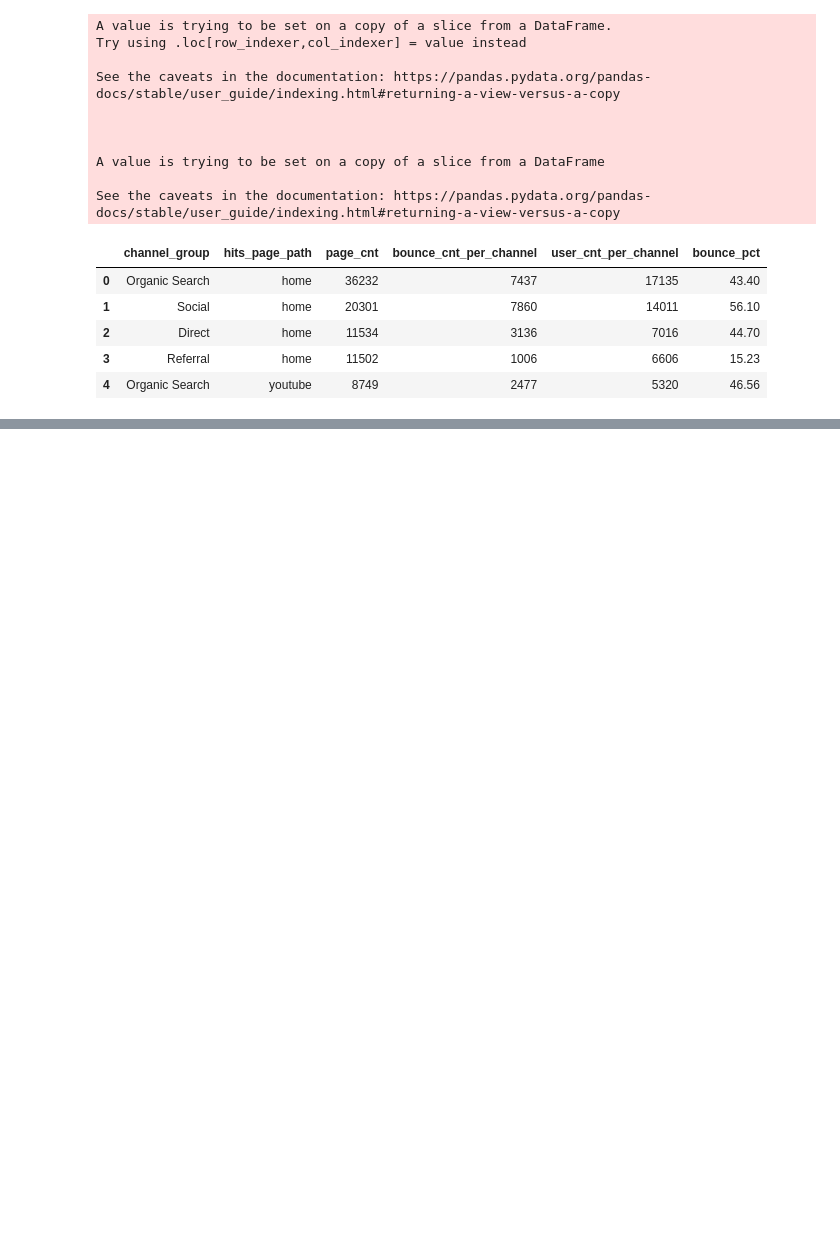
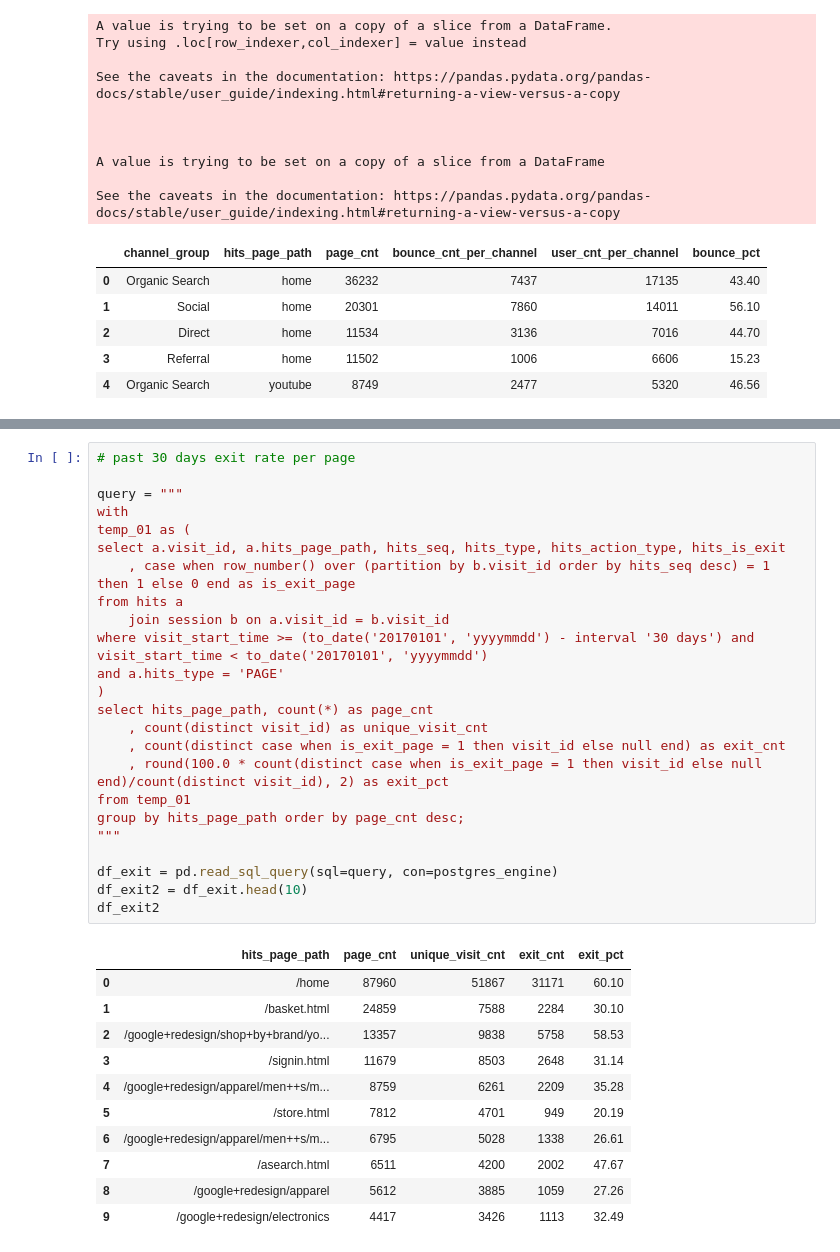
Before and after one commit to dj9678/Google_Ecommerce_Analysis, a Jupyter notebook: google ecommerce analysis.ipynb, the cells around one changed output, grey strips where cells are left out. Saved outputs shown, nothing was run; the diff lists cells and outputs as text; blank space fills up the shorter version.

```diff
--- a/google ecommerce analysis.ipynb
+++ b/google ecommerce analysis.ipynb
@@ -1105,3 +1105,39 @@ fig = px.scatter(
 fig.show()
 # %% [output]
 [interactive output not drawn]
+# %%
+# past 30 days exit rate per page
+
+query = """
+with
+temp_01 as (
+select a.visit_id, a.hits_page_path, hits_seq, hits_type, hits_action_type, hits_is_exit
+	, case when row_number() over (partition by b.visit_id order by hits_seq desc) = 1 then 1 else 0 end as is_exit_page
+from hits a
+	join session b on a.visit_id = b.visit_id
+where visit_start_time >= (to_date('20170101', 'yyyymmdd') - interval '30 days') and visit_start_time < to_date('20170101', 'yyyymmdd')
+and a.hits_type = 'PAGE'
+)
+select hits_page_path, count(*) as page_cnt
+	, count(distinct visit_id) as unique_visit_cnt
+	, count(distinct case when is_exit_page = 1 then visit_id else null end) as exit_cnt
+	, round(100.0 * count(distinct case when is_exit_page = 1 then visit_id else null end)/count(distinct visit_id), 2) as exit_pct
+from temp_01
+group by hits_page_path order by page_cnt desc;
+"""
+
+df_exit = pd.read_sql_query(sql=query, con=postgres_engine)
+df_exit2 = df_exit.head(10)
+df_exit2
+# %% [output]
+|  | hits_page_path | page_cnt | unique_visit_cnt | exit_cnt | exit_pct |
+| 0 | /home | 87960 | 51867 | 31171 | 60.10 |
+| 1 | /basket.html | 24859 | 7588 | 2284 | 30.10 |
+| 2 | /google+redesign/shop+by+brand/yo... | 13357 | 9838 | 5758 | 58.53 |
+| 3 | /signin.html | 11679 | 8503 | 2648 | 31.14 |
+| 4 | /google+redesign/apparel/men++s/m... | 8759 | 6261 | 2209 | 35.28 |
+| 5 | /store.html | 7812 | 4701 | 949 | 20.19 |
+| 6 | /google+redesign/apparel/men++s/m... | 6795 | 5028 | 1338 | 26.61 |
+| 7 | /asearch.html | 6511 | 4200 | 2002 | 47.67 |
+| 8 | /google+redesign/apparel | 5612 | 3885 | 1059 | 27.26 |
+| 9 | /google+redesign/electronics | 4417 | 3426 | 1113 | 32.49 |
```
Also changed, not shown: parts of 8 cells of this notebook.
